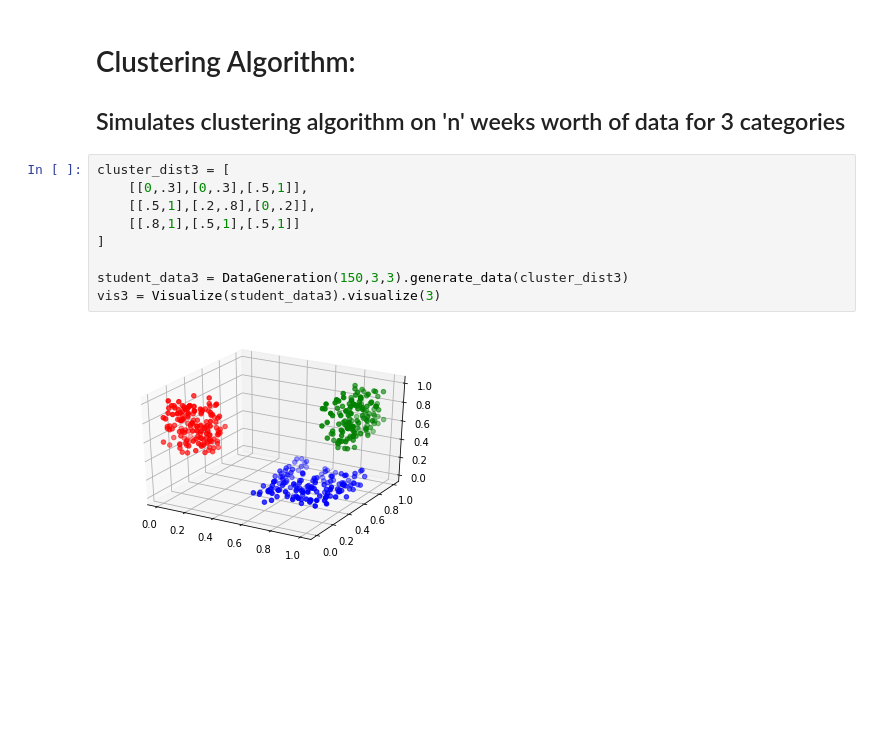
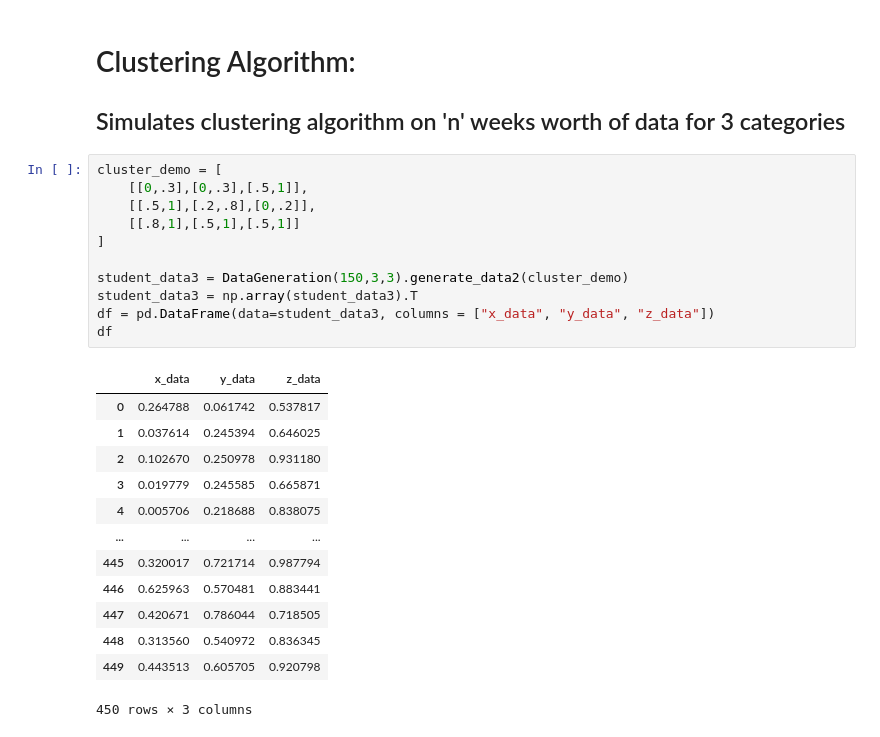
Before and after one commit to rhurst1029/UniEd_ML, a Jupyter notebook: K-Cluster_base.ipynb, the cells around one changed output. Cells and saved outputs as stored; diff of their text form; blank space fills up the shorter version.

Commit message:
finished demo, made cluster_gen

```diff
--- a/K-Cluster_base.ipynb
+++ b/K-Cluster_base.ipynb
@@ -152,13 +168,27 @@ vis3 = Visualize(student_data3).visualize(3)
 # Clustering Algorithm:
 ## Simulates clustering algorithm on 'n' weeks worth of data for 3 categories
 # %%
-cluster_dist3 = [
+cluster_demo = [
     [[0,.3],[0,.3],[.5,1]],
     [[.5,1],[.2,.8],[0,.2]],
     [[.8,1],[.5,1],[.5,1]]
 ]
 
-student_data3 = DataGeneration(150,3,3).generate_data(cluster_dist3)
-vis3 = Visualize(student_data3).visualize(3)
+student_data3 = DataGeneration(150,3,3).generate_data2(cluster_demo)
+student_data3 = np.array(student_data3).T
+df = pd.DataFrame(data=student_data3, columns = ["x_data", "y_data", "z_data"])
+df
 # %% [output]
-[figure, removed]
+|  | x_data | y_data | z_data |
+| 0 | 0.264788 | 0.061742 | 0.537817 |
+| 1 | 0.037614 | 0.245394 | 0.646025 |
+| 2 | 0.102670 | 0.250978 | 0.931180 |
+| 3 | 0.019779 | 0.245585 | 0.665871 |
+| 4 | 0.005706 | 0.218688 | 0.838075 |
+| ... | ... | ... | ... |
+| 445 | 0.320017 | 0.721714 | 0.987794 |
+| 446 | 0.625963 | 0.570481 | 0.883441 |
+| 447 | 0.420671 | 0.786044 | 0.718505 |
+| 448 | 0.313560 | 0.540972 | 0.836345 |
+| 449 | 0.443513 | 0.605705 | 0.920798 |
+450 rows × 3 columns
```
Also changed, not shown: parts of 8 cells of this notebook.
